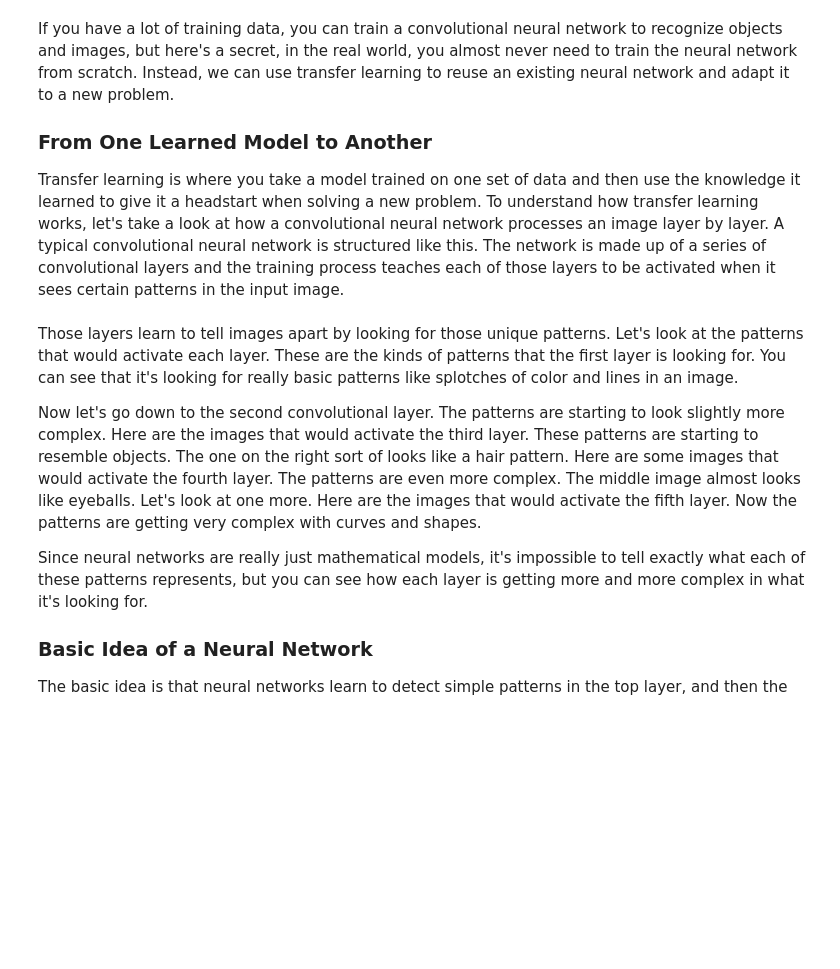
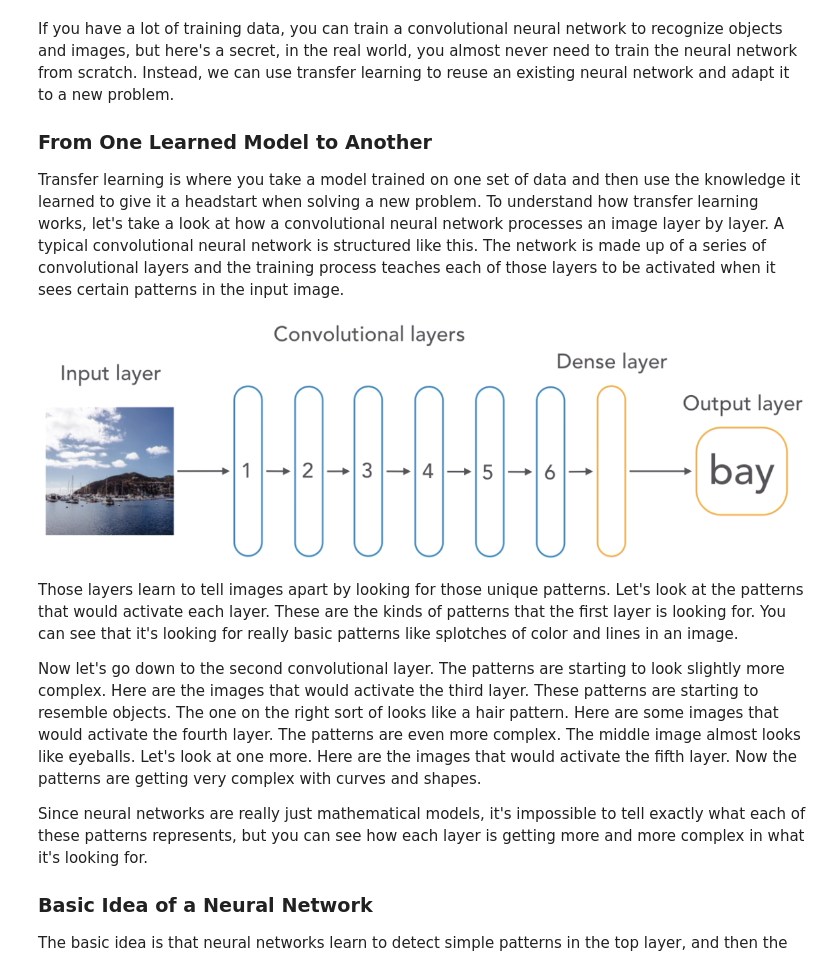
Before and after one commit to davidtnly/DeepLearning, a Jupyter notebook: 02-deep-learning-course/03-image-recognition/04-tuning-neural-networks.ipynb, the cells around one changed output. Drawn from its saved outputs; the diff is of its cells as text; code cells hidden in the pictures; blank space fills up the shorter version.

Commit message:
updated image recognition codes and started tensorflow

```diff
--- a/02-deep-learning-course/03-image-recognition/04-tuning-neural-networks.ipynb
+++ b/02-deep-learning-course/03-image-recognition/04-tuning-neural-networks.ipynb
@@ -87,3 +85,8 @@ insert picture here cnn
+# %%
+from PIL import Image
+Image.open('Images/25-full-cnn.png')
+# %% [output]
+[figure, added]
 # %% [markdown]
 Those layers learn to tell images apart by looking for those unique patterns. Let's look at the patterns that would activate each layer. These are the kinds of patterns that the first layer is looking for. You can see that it's looking for really basic patterns like splotches of color and lines in an image.
 
```
Also changed, not shown: parts of 15 cells of this notebook, 22 other files.
